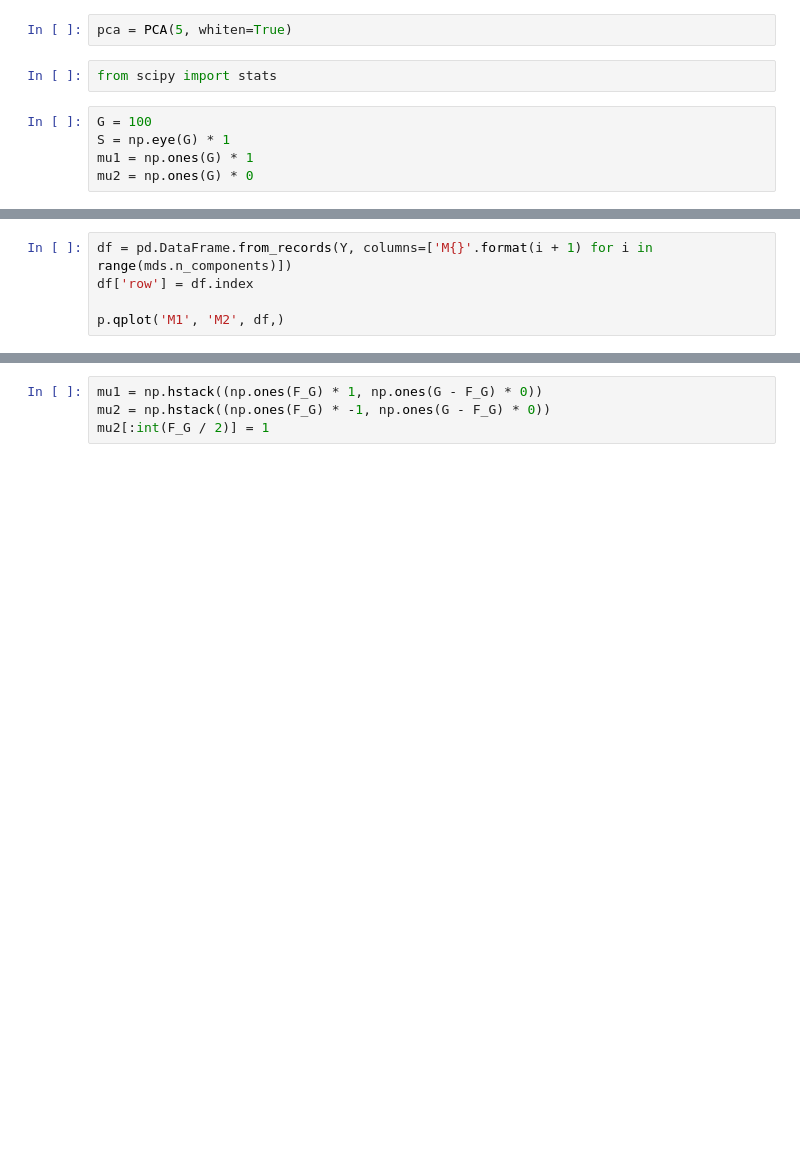
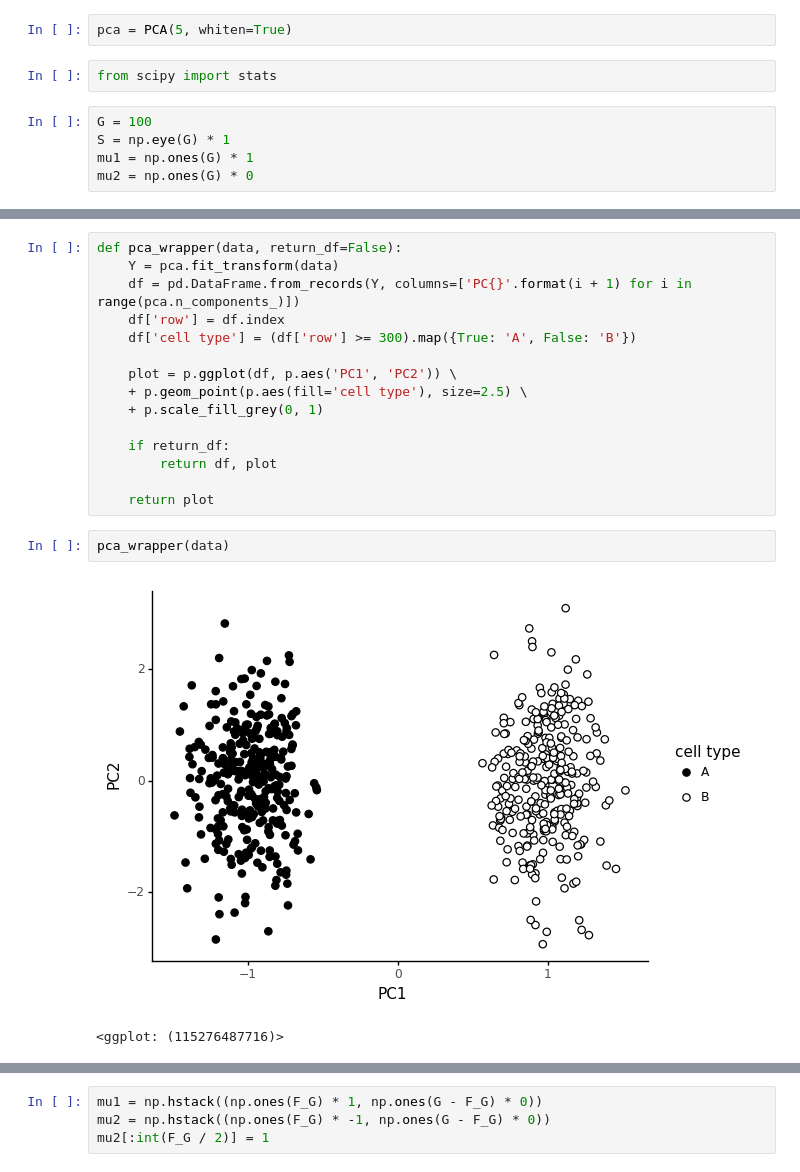
Before and after one commit to vals/Reading-PCA, a Jupyter notebook: How to read PCA.ipynb, the cells around one changed output, grey strips where cells are left out. Cells and saved outputs as stored; diff of their text form; blank space fills up the shorter version.

```diff
--- a/How to read PCA.ipynb
+++ b/How to read PCA.ipynb
@@ -273,5 +23,0 @@ breaking at iteration 840 with stress 5474833.89743
-# %%
-df = pd.DataFrame.from_records(Y, columns=['M{}'.format(i + 1) for i in range(mds.n_components)])
-df['row'] = df.index
-
-p.qplot('M1', 'M2', df,)
@@ -306,0 +51,20 @@ plt.imshow(S2);
+# %%
+def pca_wrapper(data, return_df=False):
+    Y = pca.fit_transform(data)
+    df = pd.DataFrame.from_records(Y, columns=['PC{}'.format(i + 1) for i in range(pca.n_components_)])
+    df['row'] = df.index
+    df['cell type'] = (df['row'] >= 300).map({True: 'A', False: 'B'})
+
+    plot = p.ggplot(df, p.aes('PC1', 'PC2')) \
+    + p.geom_point(p.aes(fill='cell type'), size=2.5) \
+    + p.scale_fill_grey(0, 1)
+
+    if return_df:
+        return df, plot
+
+    return plot
+# %%
+pca_wrapper(data)
+# %% [output]
+[figure, added]
+<ggplot: (115276487716)>
```
Also changed, not shown: parts of 59 cells of this notebook, 1 other file.
